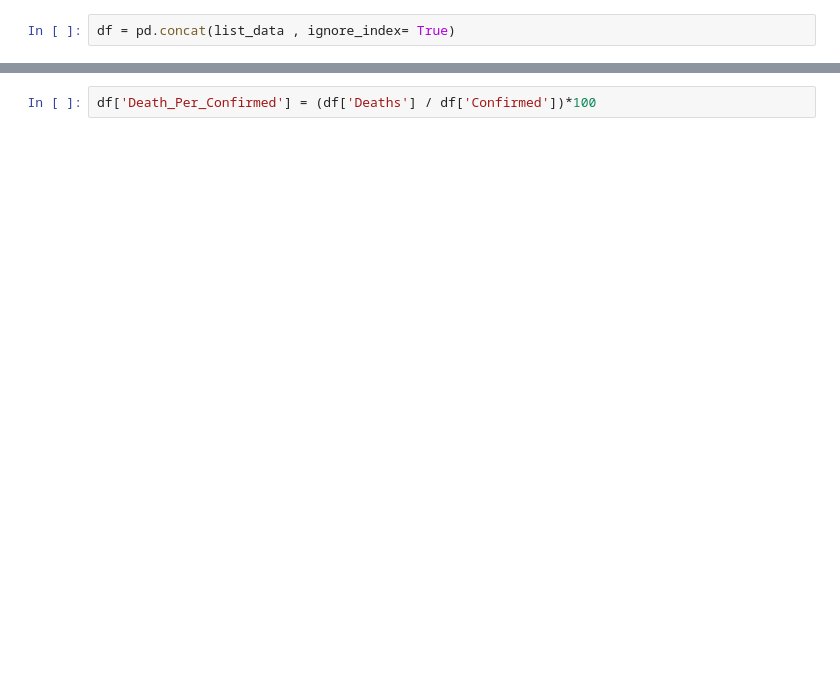
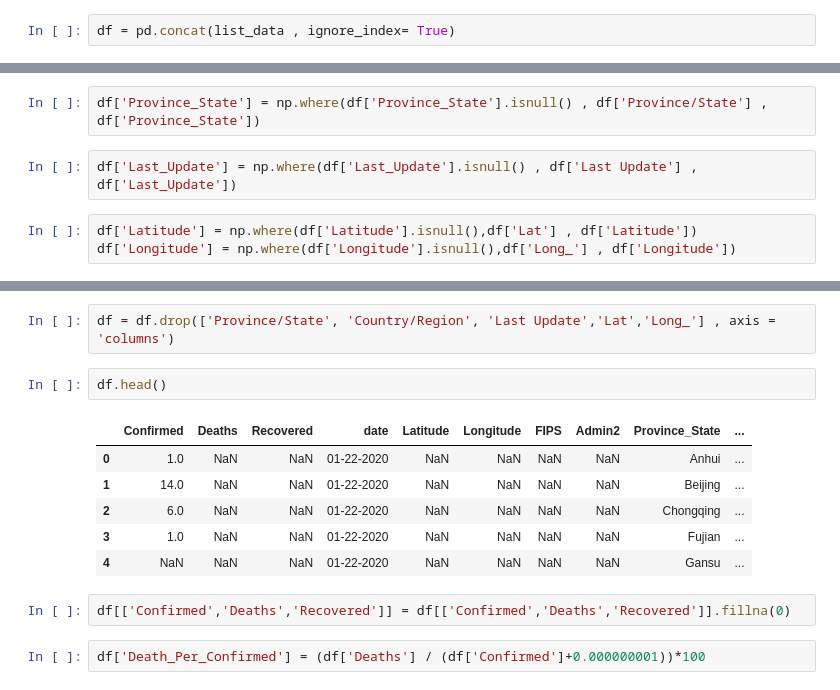
Before and after one commit to Shreyas3108/Decodr13_Apr, a Jupyter notebook: CovidDataCreation.ipynb, the cells around one changed output, grey strips where cells are left out. Saved outputs shown, nothing was run; the diff lists cells and outputs as text; blank space fills up the shorter version.

```diff
--- a/CovidDataCreation.ipynb
+++ b/CovidDataCreation.ipynb
@@ -50,0 +92,7 @@ Name: Country_Region, Length: 94151, dtype: object
+# %%
+df['Province_State'] = np.where(df['Province_State'].isnull() , df['Province/State'] , df['Province_State'])
+# %%
+df['Last_Update'] = np.where(df['Last_Update'].isnull() , df['Last Update'] , df['Last_Update'])
+# %%
+df['Latitude'] = np.where(df['Latitude'].isnull(),df['Lat'] , df['Latitude'])
+df['Longitude'] = np.where(df['Longitude'].isnull(),df['Long_'] , df['Longitude'])
@@ -51,2 +121,15 @@ Name: Country_Region, Length: 94151, dtype: object
+# %%
+df = df.drop(['Province/State', 'Country/Region', 'Last Update','Lat','Long_'] , axis = 'columns')
+# %%
+df.head()
+# %% [output]
+|  | Confirmed | Deaths | Recovered | date | Latitude | Longitude | FIPS | Admin2 | Province_State | ... |
+| 0 | 1.0 | NaN | NaN | 01-22-2020 | NaN | NaN | NaN | NaN | Anhui | ... |
+| 1 | 14.0 | NaN | NaN | 01-22-2020 | NaN | NaN | NaN | NaN | Beijing | ... |
+| 2 | 6.0 | NaN | NaN | 01-22-2020 | NaN | NaN | NaN | NaN | Chongqing | ... |
+| 3 | 1.0 | NaN | NaN | 01-22-2020 | NaN | NaN | NaN | NaN | Fujian | ... |
+| 4 | NaN | NaN | NaN | 01-22-2020 | NaN | NaN | NaN | NaN | Gansu | ... |
+# %%
+df[['Confirmed','Deaths','Recovered']] = df[['Confirmed','Deaths','Recovered']].fillna(0)
 # %%
-df['Death_Per_Confirmed'] = (df['Deaths'] / df['Confirmed'])*100
+df['Death_Per_Confirmed'] = (df['Deaths'] / (df['Confirmed']+0.000000001))*100
```
Also changed, not shown: parts of 22 cells of this notebook.
